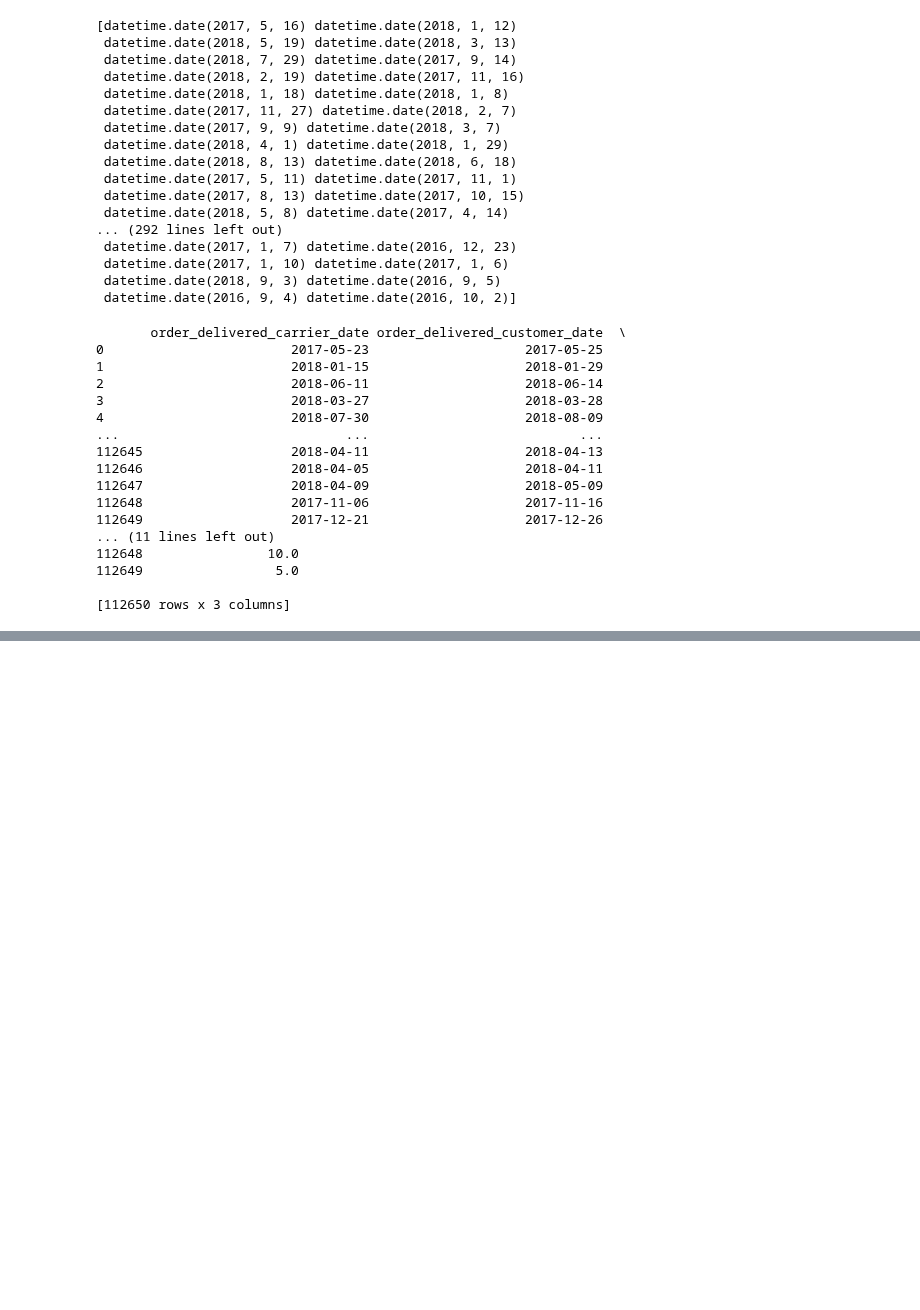
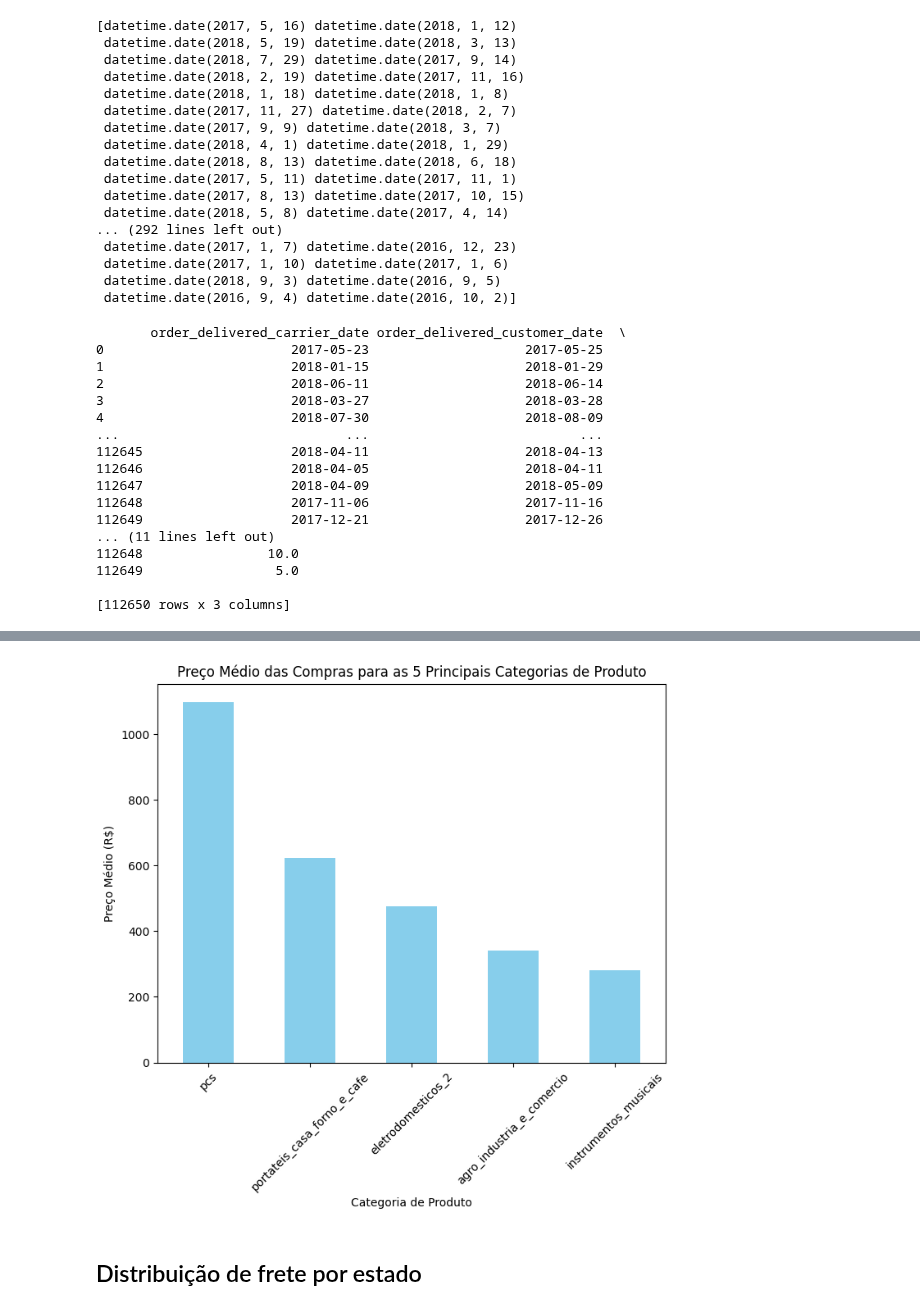
Before and after one commit to reprograma/on29-python-s14-analise-de-dados, a Jupyter notebook: exercicios/para-casa/Desafio_S14.ipynb, the cells around one changed output, grey strips where cells are left out. Cells and saved outputs as stored; diff of their text form; code cells hidden in the pictures; blank space fills up the shorter version.

```diff
--- a/exercicios/para-casa/Desafio_S14.ipynb
+++ b/exercicios/para-casa/Desafio_S14.ipynb
@@ -323,0 +422,3 @@ memory usage: 17.2+ MB
+# %%
+valor_medio_por_categoria = round(df_total.groupby('product_category_name')['price'].mean().sort_values(ascending = False), 2)
+display(valor_medio_por_categoria)
@@ -323,0 +439,14 @@ memory usage: 17.2+ MB
+# %%
+top_5_precos_medios = valor_medio_por_categoria.head(5)
+
+plt.figure(figsize=(8, 6))
+top_5_precos_medios.plot(kind='bar', color='skyblue')
+plt.xlabel('Categoria de Produto')
+plt.ylabel('Preço Médio (R$)')
+plt.title('Preço Médio das Compras para as 5 Principais Categorias de Produto')
+plt.xticks(rotation=45)
+plt.show()
+# %% [output]
+[figure, added]
+# %% [markdown]
+## Distribuição de frete por estado
```
Also changed, not shown: parts of 31 cells of this notebook.
